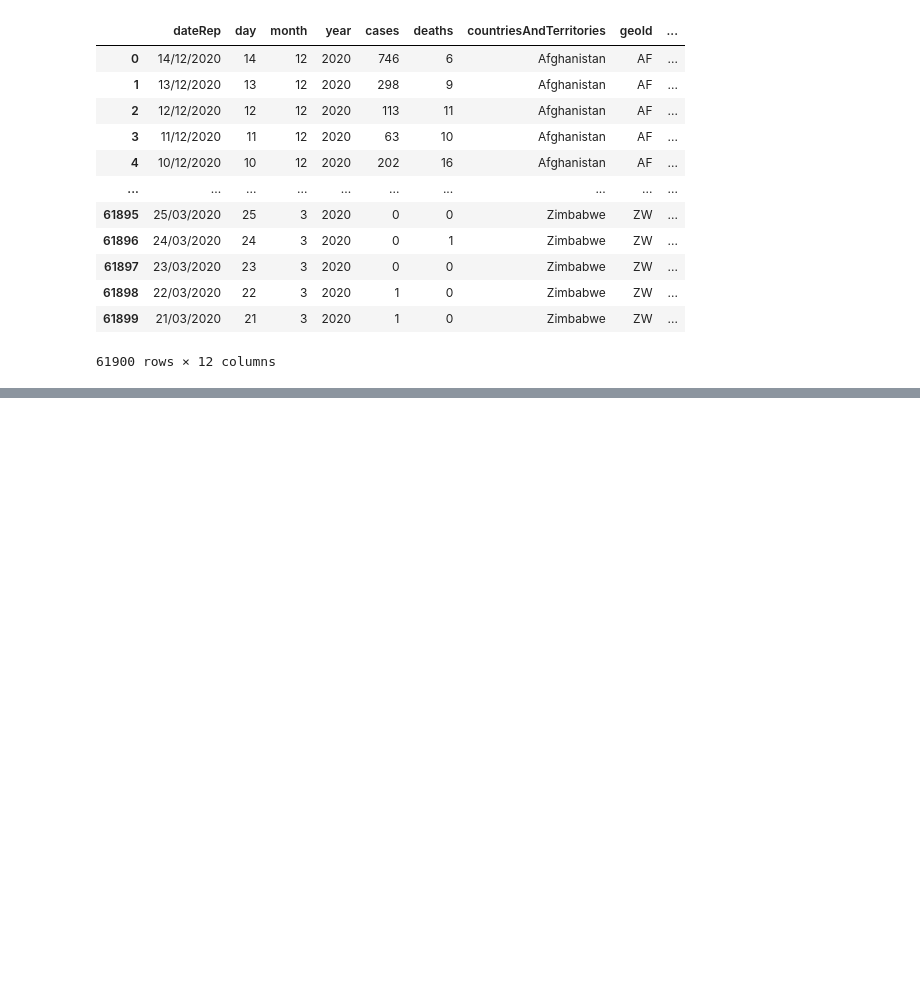
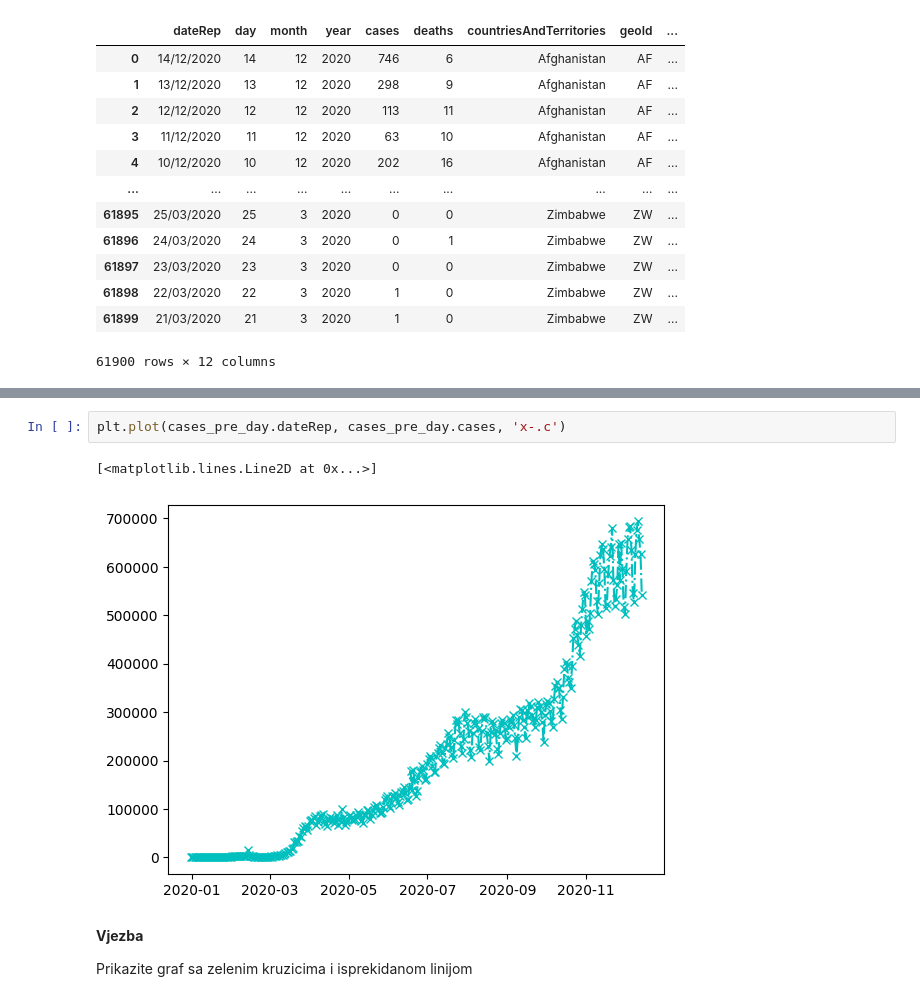
Before and after one commit to python-developer-algebra-klujic/pyds-ponavljanje, a Jupyter notebook: 4_vjezba_uvod_matplotlib.ipynb, the cells around one changed output, grey strips where cells are left out. Saved outputs shown, nothing was run; the diff lists cells and outputs as text; blank space fills up the shorter version.

```diff
--- a/4_vjezba_uvod_matplotlib.ipynb
+++ b/4_vjezba_uvod_matplotlib.ipynb
@@ -22,0 +101,10 @@ casedistribution_df
+# %%
+plt.plot(cases_pre_day.dateRep, cases_pre_day.cases, 'x-.c')
+# %% [output]
+[<matplotlib.lines.Line2D at 0x...>]
+[figure, added]
+# %% [markdown]
+**Vjezba**
+
+
+Prikazite graf sa zelenim kruzicima i isprekidanom linijom
```
Also changed, not shown: parts of 5 cells of this notebook.
